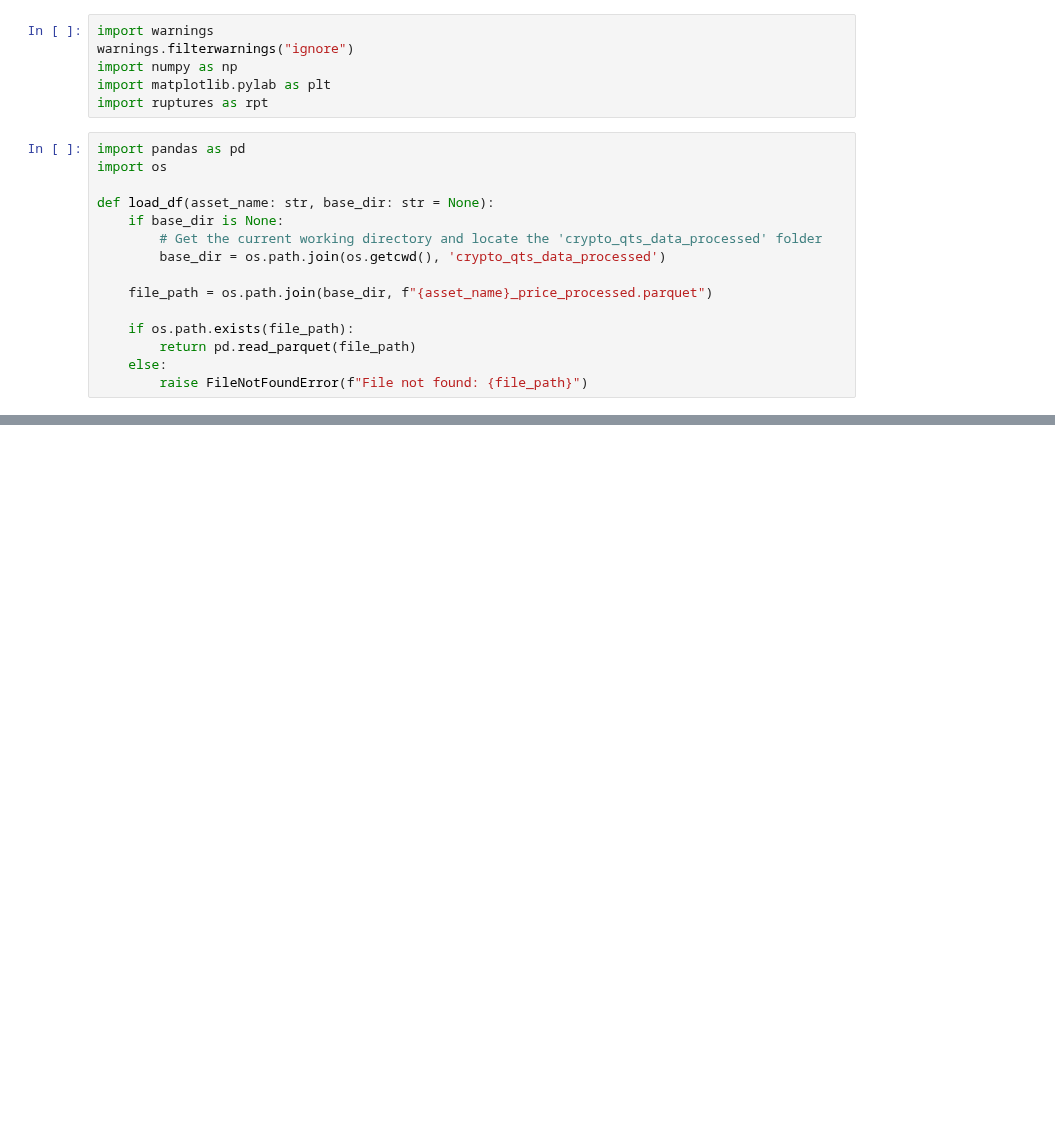
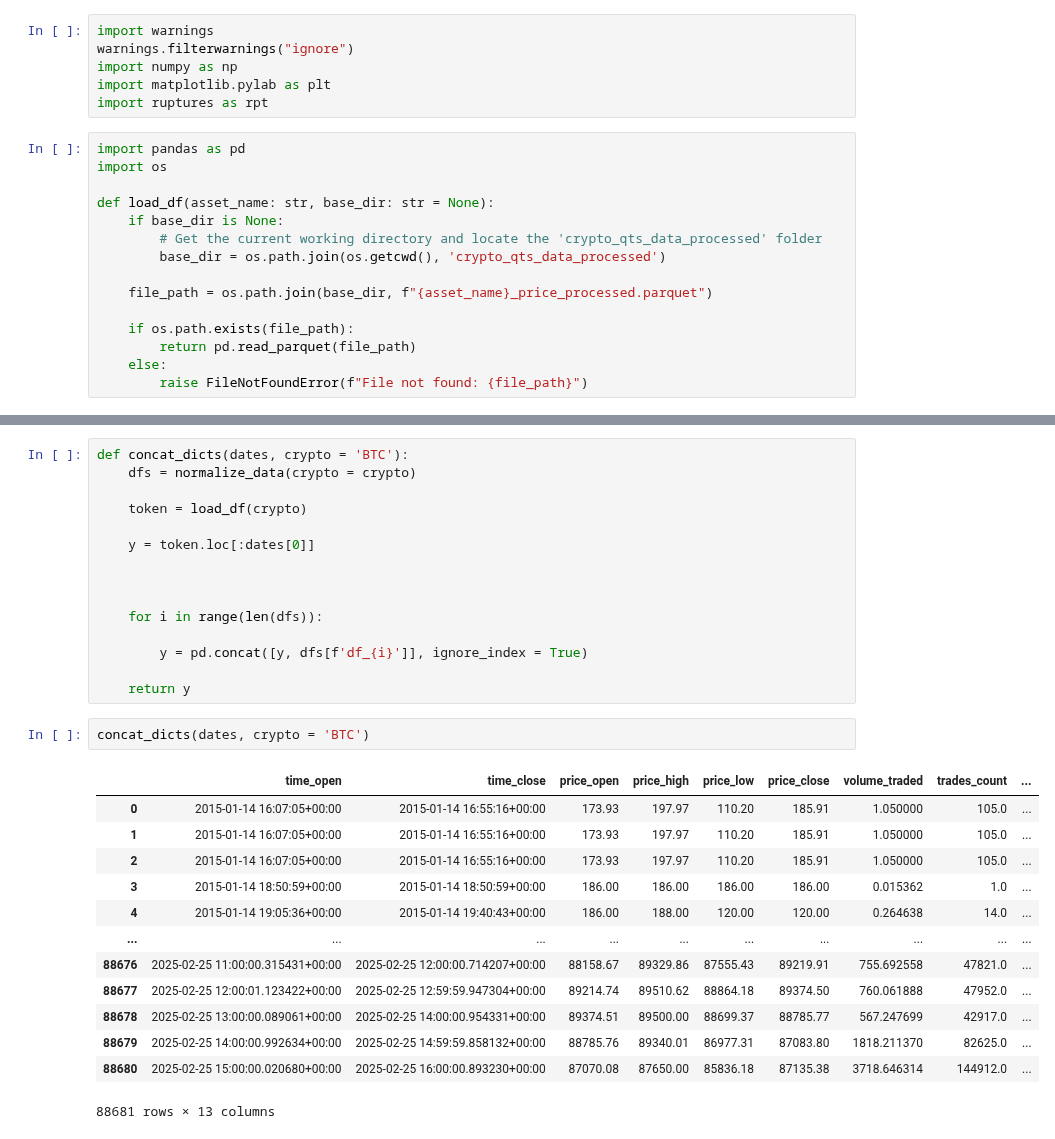
Before and after one commit to Kunj121/QTSFinalProject, a Jupyter notebook: segmentation_rule.ipynb, the cells around one changed output, grey strips where cells are left out. Saved outputs shown, nothing was run; the diff lists cells and outputs as text; blank space fills up the shorter version.

Commit message:
normalize

```diff
--- a/segmentation_rule.ipynb
+++ b/segmentation_rule.ipynb
@@ -133,0 +171,31 @@ def summary_table(crypto = 'BTC',
+# %%
+def concat_dicts(dates, crypto = 'BTC'):
+    dfs = normalize_data(crypto = crypto)
+
+    token = load_df(crypto)
+
+    y = token.loc[:dates[0]]
+
+
+
+    for i in range(len(dfs)):
+
+        y = pd.concat([y, dfs[f'df_{i}']], ignore_index = True)
+
+    return y
+# %%
+concat_dicts(dates, crypto = 'BTC')
+# %% [output]
+|  | time_open | time_close | price_open | price_high | price_low | price_close | volume_traded | trades_count | ... |
+| 0 | 2015-01-14 16:07:05+00:00 | 2015-01-14 16:55:16+00:00 | 173.93 | 197.97 | 110.20 | 185.91 | 1.050000 | 105.0 | ... |
+| 1 | 2015-01-14 16:07:05+00:00 | 2015-01-14 16:55:16+00:00 | 173.93 | 197.97 | 110.20 | 185.91 | 1.050000 | 105.0 | ... |
+| 2 | 2015-01-14 16:07:05+00:00 | 2015-01-14 16:55:16+00:00 | 173.93 | 197.97 | 110.20 | 185.91 | 1.050000 | 105.0 | ... |
+| 3 | 2015-01-14 18:50:59+00:00 | 2015-01-14 18:50:59+00:00 | 186.00 | 186.00 | 186.00 | 186.00 | 0.015362 | 1.0 | ... |
+| 4 | 2015-01-14 19:05:36+00:00 | 2015-01-14 19:40:43+00:00 | 186.00 | 188.00 | 120.00 | 120.00 | 0.264638 | 14.0 | ... |
+| ... | ... | ... | ... | ... | ... | ... | ... | ... | ... |
+| 88676 | 2025-02-25 11:00:00.315431+00:00 | 2025-02-25 12:00:00.714207+00:00 | 88158.67 | 89329.86 | 87555.43 | 89219.91 | 755.692558 | 47821.0 | ... |
+| 88677 | 2025-02-25 12:00:01.123422+00:00 | 2025-02-25 12:59:59.947304+00:00 | 89214.74 | 89510.62 | 88864.18 | 89374.50 | 760.061888 | 47952.0 | ... |
+| 88678 | 2025-02-25 13:00:00.089061+00:00 | 2025-02-25 14:00:00.954331+00:00 | 89374.51 | 89500.00 | 88699.37 | 88785.77 | 567.247699 | 42917.0 | ... |
+| 88679 | 2025-02-25 14:00:00.992634+00:00 | 2025-02-25 14:59:59.858132+00:00 | 88785.76 | 89340.01 | 86977.31 | 87083.80 | 1818.211370 | 82625.0 | ... |
+| 88680 | 2025-02-25 15:00:00.020680+00:00 | 2025-02-25 16:00:00.893230+00:00 | 87070.08 | 87650.00 | 85836.18 | 87135.38 | 3718.646314 | 144912.0 | ... |
+88681 rows × 13 columns
```
Also changed, not shown: parts of 7 cells of this notebook.
